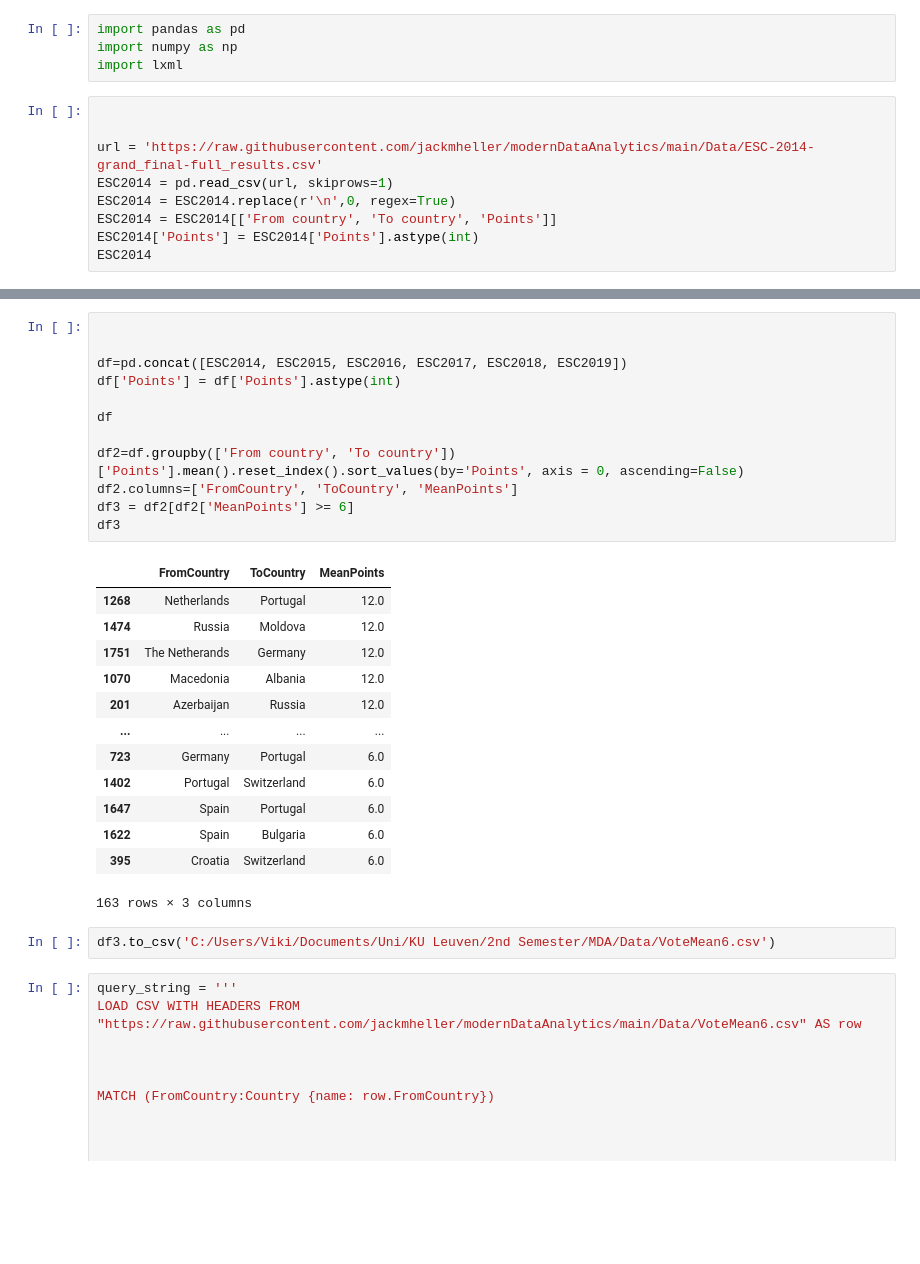
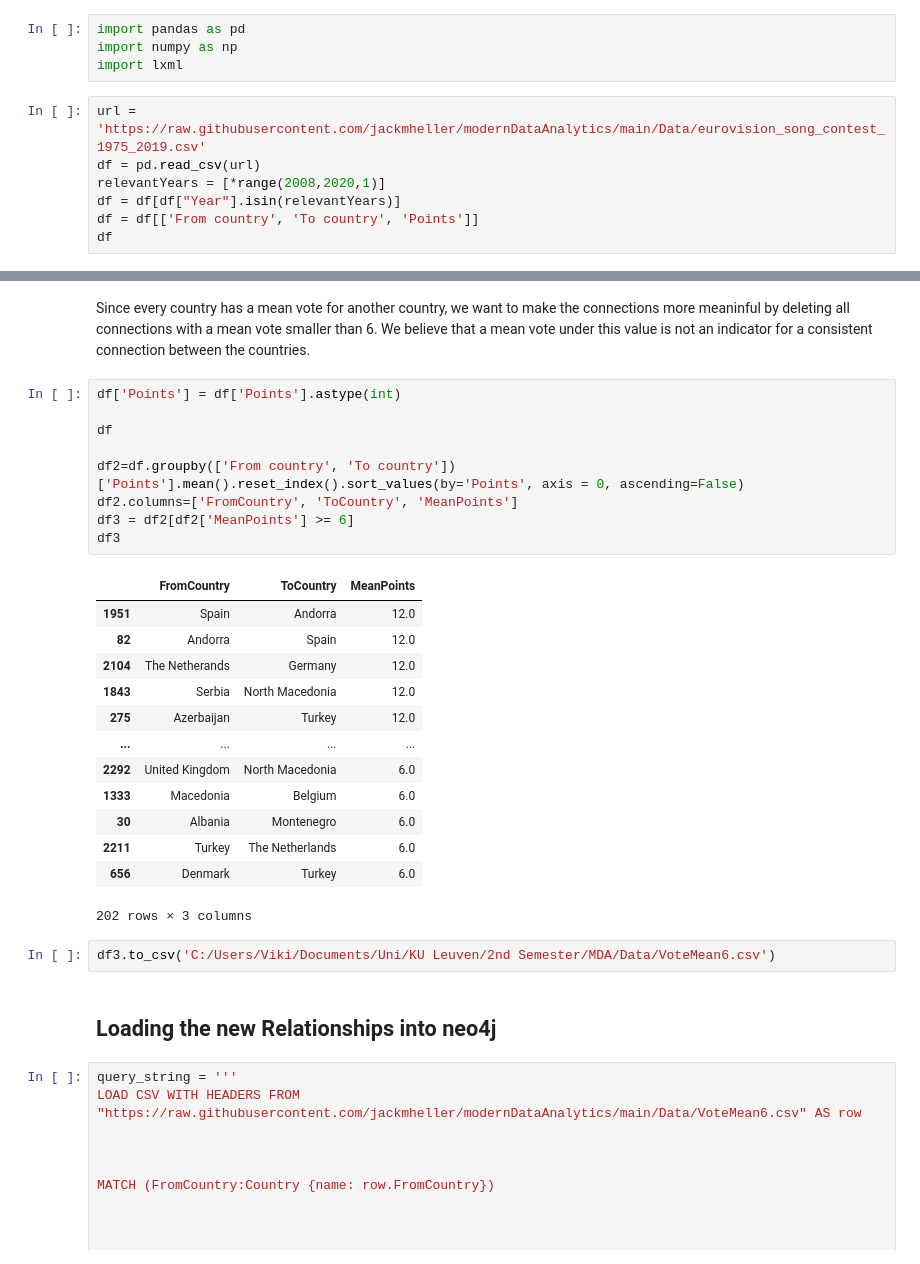
Before and after one commit to jackmheller/modernDataAnalytics, a Jupyter notebook: Neo4j_Python.ipynb, the cells around one changed output, grey strips where cells are left out. Cells and saved outputs as stored; diff of their text form; blank space fills up the shorter version.

```diff
--- a/Neo4j_Python.ipynb
+++ b/Neo4j_Python.ipynb
@@ -2108,13 +2131,11 @@ import pandas as pd
 import numpy as np
 import lxml
 # %%
-
-
-url = 'https://raw.githubusercontent.com/jackmheller/modernDataAnalytics/main/Data/ESC-2014-grand_final-full_results.csv'
-ESC2014 = pd.read_csv(url, skiprows=1)
-ESC2014 = ESC2014.replace(r'\n',0, regex=True)
-ESC2014 = ESC2014[['From country', 'To country', 'Points']]
-ESC2014['Points'] = ESC2014['Points'].astype(int)
-ESC2014
+url = 'https://raw.githubusercontent.com/jackmheller/modernDataAnalytics/main/Data/eurovision_song_contest_1975_2019.csv'
+df = pd.read_csv(url)
+relevantYears = [*range(2008,2020,1)]
+df = df[df["Year"].isin(relevantYears)]
+df = df[['From country', 'To country', 'Points']]
+df
 # %% [output]
 |  | From country | To country | Points |
@@ -2245,31 +2154,32 @@ ESC2019
+# %% [markdown]
+Since every country has a mean vote for another country, we want to make the connections more meaninful by deleting all connections with a mean vote smaller than 6. We believe that a mean vote under this value is not an indicator for a consistent connection between the countries.
 # %%
-
-
-df=pd.concat([ESC2014, ESC2015, ESC2016, ESC2017, ESC2018, ESC2019])
 df['Points'] = df['Points'].astype(int)
 
 df
 
 df2=df.groupby(['From country', 'To country'])['Points'].mean().reset_index().sort_values(by='Points', axis = 0, ascending=False)
 df2.columns=['FromCountry', 'ToCountry', 'MeanPoints']
 df3 = df2[df2['MeanPoints'] >= 6]
 df3
 # %% [output]
 |  | FromCountry | ToCountry | MeanPoints |
-| 1268 | Netherlands | Portugal | 12.0 |
-| 1474 | Russia | Moldova | 12.0 |
-| 1751 | The Netherands | Germany | 12.0 |
-| 1070 | Macedonia | Albania | 12.0 |
-| 201 | Azerbaijan | Russia | 12.0 |
+| 1951 | Spain | Andorra | 12.0 |
+| 82 | Andorra | Spain | 12.0 |
+| 2104 | The Netherands | Germany | 12.0 |
+| 1843 | Serbia | North Macedonia | 12.0 |
+| 275 | Azerbaijan | Turkey | 12.0 |
 | ... | ... | ... | ... |
-| 723 | Germany | Portugal | 6.0 |
-| 1402 | Portugal | Switzerland | 6.0 |
-| 1647 | Spain | Portugal | 6.0 |
-| 1622 | Spain | Bulgaria | 6.0 |
-| 395 | Croatia | Switzerland | 6.0 |
+| 2292 | United Kingdom | North Macedonia | 6.0 |
+| 1333 | Macedonia | Belgium | 6.0 |
+| 30 | Albania | Montenegro | 6.0 |
+| 2211 | Turkey | The Netherlands | 6.0 |
+| 656 | Denmark | Turkey | 6.0 |
-163 rows × 3 columns
+202 rows × 3 columns
 # %%
 df3.to_csv('C:/Users/Viki/Documents/Uni/KU Leuven/2nd Semester/MDA/Data/VoteMean6.csv')
+# %% [markdown]
+## Loading the new Relationships into neo4j
 # %%
 query_string = '''
 LOAD CSV WITH HEADERS FROM "https://raw.githubusercontent.com/jackmheller/modernDataAnalytics/main/Data/VoteMean6.csv" AS row
```
Also changed, not shown: parts of 89 cells of this notebook.
